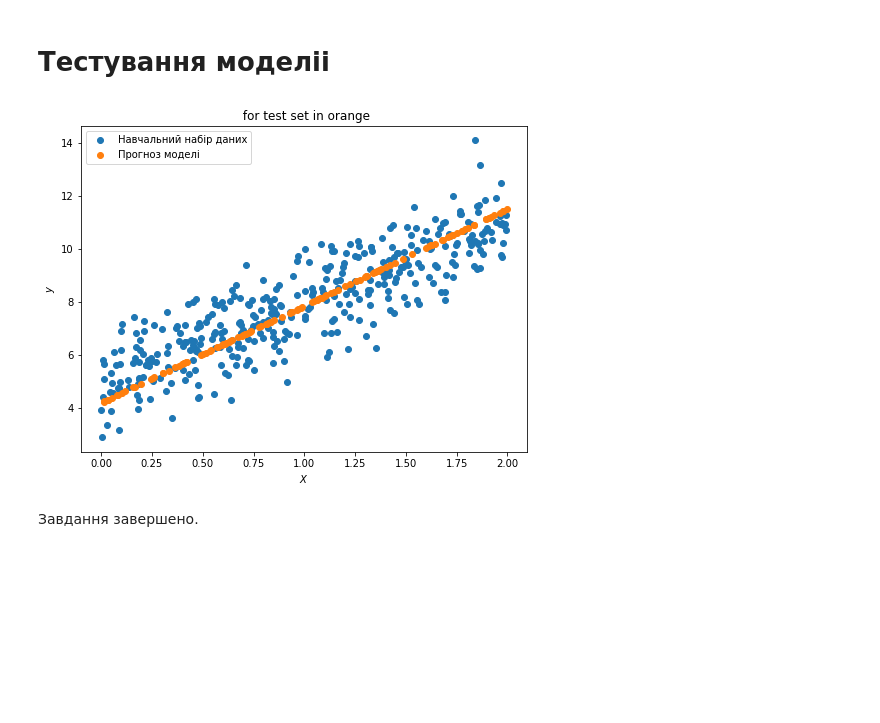
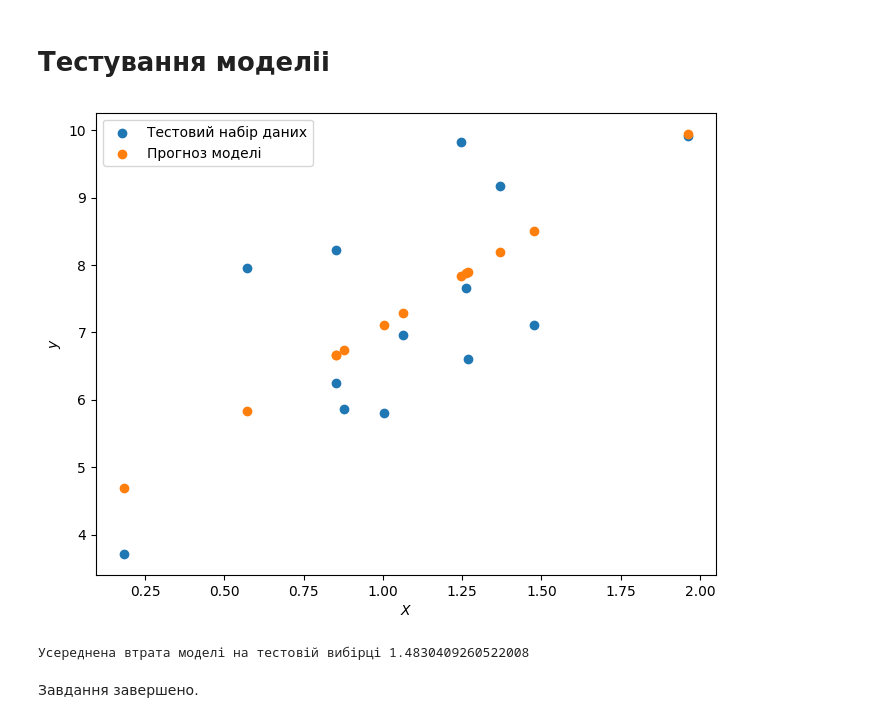
Before and after one commit to YKochura/ai-lab, a Jupyter notebook: linear-regression/linear_regression.ipynb, the cells around one changed output. Cells and saved outputs as stored; diff of their text form; code cells hidden in the pictures; blank space fills up the shorter version.

```diff
--- a/linear-regression/linear_regression.ipynb
+++ b/linear-regression/linear_regression.ipynb
@@ -76,8 +76,8 @@ np.random.seed(123)
 ## Датасет
 # %%
 # We will use a simple training set
-X = 2 * np.random.rand(30, 1)
-y = 4 + 3 * X + np.random.randn(30, 1)
+X = 2 * np.random.rand(50, 1)
+y = 3 * X + 4 + np.random.randn(50, 1)
 
 fig = plt.figure(figsize=(8,6))
 plt.scatter(X, y)
@@ -222,7 +222,7 @@ def forwardPropagate(X, W, b):
   Ця функція обчислює лінійну комбінацію вхідних ознак та ваг, включаючи зсув
 
   Параметри:
-  X -- вхідний вектор ознак форми (1, 375)
+  X -- вхідний вектор ознак форми (1, X_train.shape[1])
   W -- вектор-рядок ваг форми (1, m)
   b -- зсув моделі (скаляр)
 
@@ -295,7 +286,7 @@ def backwardPropagate(n, X, y_hat, y_true):
 
   Параметри:
   n -- загальна кількість навчальних прикладів
-  X -- вхідний вектор ознак форми (1, 375)
+  X -- вхідний вектор ознак форми (1, X_train.shape[1])
   y_hat --  вихідне значення лінійної регресії
   y_true -- істинне значення залежної змінної
 
@@ -401,6 +386,6 @@ class LinearRegression:
 # %%
 regressor = LinearRegression()
-w_trained, b_trained, costs = regressor.train_model(X_train, y_train, alpha=0.005, n_iters=400)
+w_trained, b_trained, costs = regressor.train_model(X_train, y_train, alpha=0.025, n_iters=400)
 
 fig = plt.figure(figsize=(8,6))
 plt.plot(np.arange(400), costs)
@@ -437,16 +450,20 @@ y_hat_test = regressor.predict(X_test)
 # %%
 # Plot the test predictions
 
 fig = plt.figure(figsize=(8,6))
-plt.title(" for test set in orange")
-plt.scatter(X_train, y_train)
+plt.scatter(X_test, y_test)
 plt.scatter(X_test, y_hat_test)
 plt.xlabel("$X$")
 plt.ylabel("$y$")
-plt.legend(["Навчальний набір даних" , "Прогноз моделі"])
+plt.legend(["Тестовий набір даних" , "Прогноз моделі"])
 plt.show()
 # %% [output]
-[figure, old version]
+[figure, new version]
+# %%
+cost_test = regressor.evaluate(X_test, y_test)
+print(f"Усереднена втрата моделі на тестовій вибірці {cost_test}")
+# %% [output]
+Усереднена втрата моделі на тестовій вибірці 1.4830409260522008
 # %% [markdown]
 
 
```
Also changed, not shown: parts of 28 cells of this notebook.
